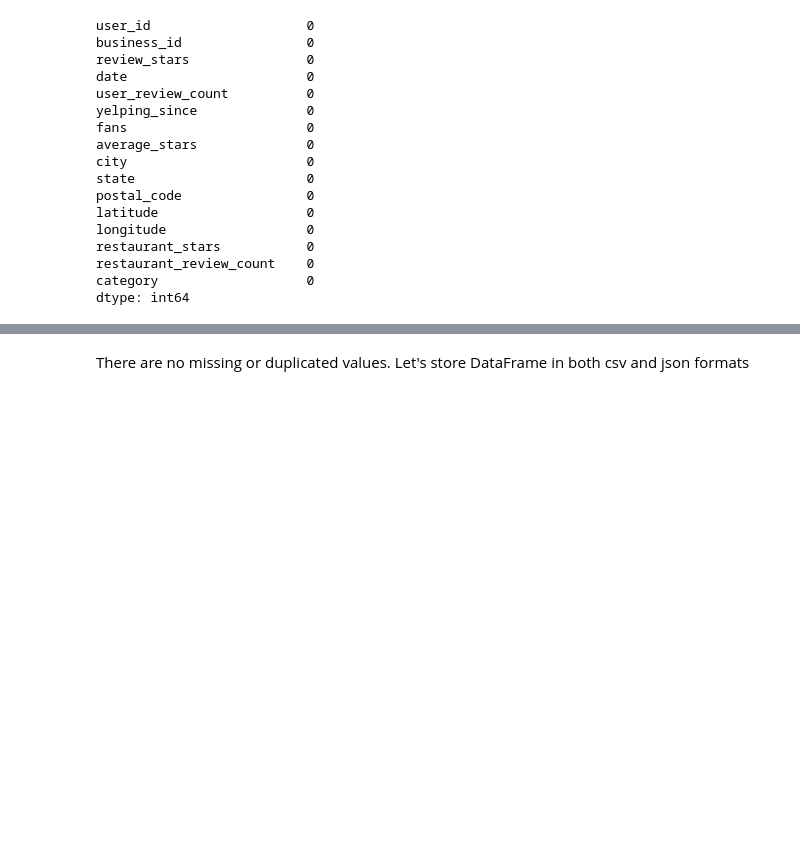
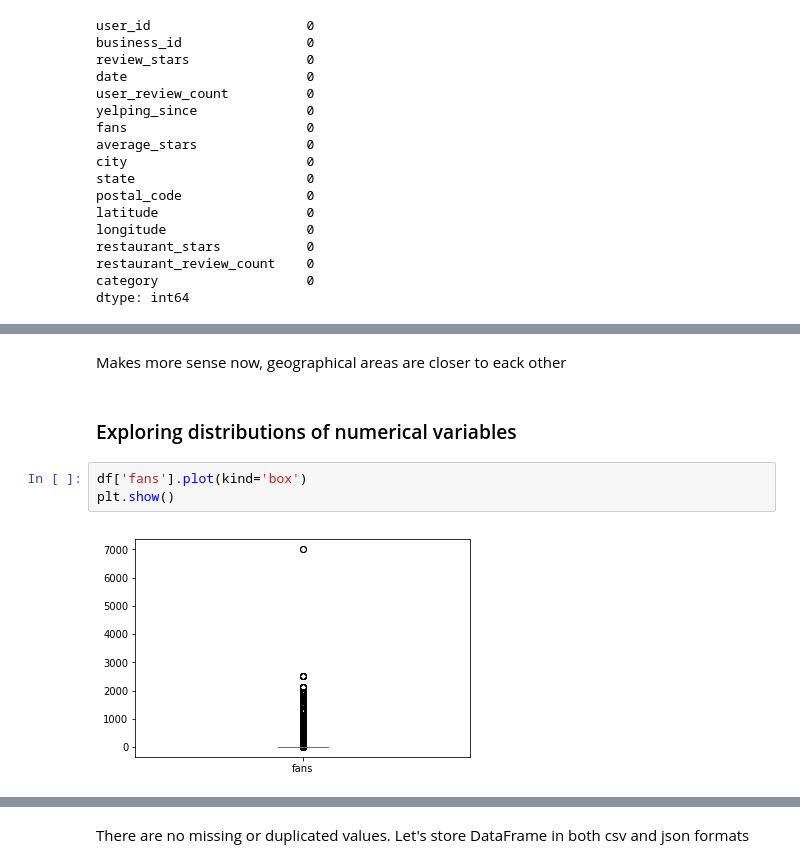
Before and after one commit to jphietala/Yelp-InfoViz, a Jupyter notebook: yelpdata.ipynb, the cells around one changed output, grey strips where cells are left out. Drawn from its saved outputs; the diff is of its cells as text; blank space fills up the shorter version.

```diff
--- a/yelpdata.ipynb
+++ b/yelpdata.ipynb
@@ -585,0 +678,9 @@ dtype: int64
+# %% [markdown]
+Makes more sense now, geographical areas are closer to eack other
+# %% [markdown]
+### Exploring distributions of numerical variables
+# %%
+df['fans'].plot(kind='box')
+plt.show()
+# %% [output]
+[figure, added]
```
Also changed, not shown: parts of 29 cells of this notebook, 1 other file.
